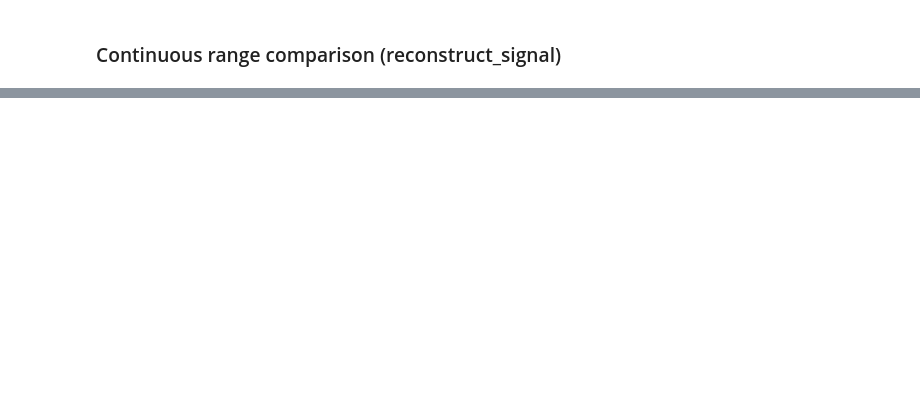
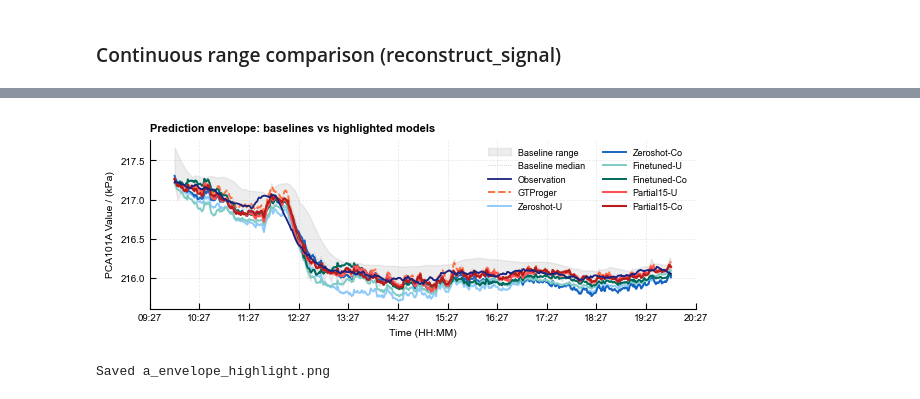
Before and after one commit to Moenea/TSFM, a Jupyter notebook: figures/PCA101A/plot_fault_prognosis.ipynb, the cells around one changed output, grey strips where cells are left out. Cells and saved outputs as stored; diff of their text form; code cells hidden in the pictures; blank space fills up the shorter version.

```diff
--- a/figures/PCA101A/plot_fault_prognosis.ipynb
+++ b/figures/PCA101A/plot_fault_prognosis.ipynb
@@ -412,0 +705,57 @@ plot_range_comparison(
+# %%
+# ========== Prediction envelope (baseline band) + highlighted models ==========
+import matplotlib.pyplot as plt
+import matplotlib.dates as mdates
+import numpy as np, pandas as pd
+
+start_t = 111600; duration = 600; end_t = start_t + duration
+x_vals = pd.date_range(start="2024-09-10 09:57:00", periods=duration + 1, freq="min")
+obs = reconstruct_signal(plot_true, start_t, end_t, pred_len=eval_steps)
+
+# Build envelope from all MyTimeXer baselines
+baseline_arrs = [pred_cnnlstm, pred_dipcalstm, pred_tcn, pred_lstmgru,
+                 pred_STAConvBiLSTM, pred_timexer, pred_lightmoe,
+                 pred_gtprogerv10, pred_gtprogerv11, pred_gtprogerv13]
+baseline_sigs = np.array([reconstruct_signal(a, start_t, end_t, pred_len=eval_steps)
+                          for a in baseline_arrs])
+env_lo = np.nanmin(baseline_sigs, axis=0)
+env_hi = np.nanmax(baseline_sigs, axis=0)
+env_med = np.nanmedian(baseline_sigs, axis=0)
+
+# Highlighted models
+highlight = [
+    (plot_pred_gtp,    "GTProger",    C_GTPROGER,  '--', 1.4),
+    (pred_zeroshot_u,   "Zeroshot-U",   C_ZS_U,   '-',  1.4),
+    (pred_zeroshot_co,  "Zeroshot-Co",  C_ZS_CO,  '-',  1.4),
+    (pred_finetuned_u,  "Finetuned-U",  C_FT_U,   '-',  1.4),
+    (pred_finetuned_co, "Finetuned-Co", C_FT_CO,  '-',  1.4),
+    (pred_partial15_u, "Partial15-U", C_P15_U,     '-',  1.5),
+    (pred_partial15_co,"Partial15-Co",C_P15_CO,    '-',  1.5),
+]
+
+fig, ax = plt.subplots(figsize=(16/2.54, 6/2.54))
+ax.fill_between(x_vals, env_lo, env_hi, alpha=0.18, color='#9E9E9E', label='Baseline range', zorder=1)
+ax.plot(x_vals, env_med, color='#BDBDBD', linewidth=0.6, linestyle=':', label='Baseline median', zorder=2)
+ax.plot(x_vals, obs, label="Observation", linewidth=1.3, color="#1A237E", zorder=10)
+
+for data, label, color, ls, lw in highlight:
+    sig = reconstruct_signal(data, start_t, end_t, pred_len=eval_steps)
+    ax.plot(x_vals, sig, label=label, color=color, linestyle=ls, linewidth=lw, zorder=5)
+
+ax.set_ylabel("PCA101A Value / (kPa)", fontsize=7.5)
+ax.set_xlabel("Time (HH:MM)", fontsize=7.5)
+ax.set_title("Prediction envelope: baselines vs highlighted models", loc='left',
+             fontsize=8, fontweight='bold', pad=6)
+ax.xaxis.set_major_locator(mdates.MinuteLocator(interval=60))
+ax.xaxis.set_major_formatter(mdates.DateFormatter("%H:%M"))
+ax.grid(True, linestyle='--', linewidth=0.5, alpha=0.3)
+ax.spines['top'].set_visible(False); ax.spines['right'].set_visible(False)
+ax.legend(loc='upper right', ncol=2, fontsize=6.5, handlelength=2.5)
+ax.tick_params(direction='in', length=4, width=0.8)
+plt.tight_layout()
+fig.savefig("a_envelope_highlight.png", dpi=600, facecolor='white')
+plt.show()
+print("Saved a_envelope_highlight.png")
+# %% [output]
+[figure, added]
+Saved a_envelope_highlight.png
```
Also changed, not shown: parts of 16 cells of this notebook, 14 other files.
